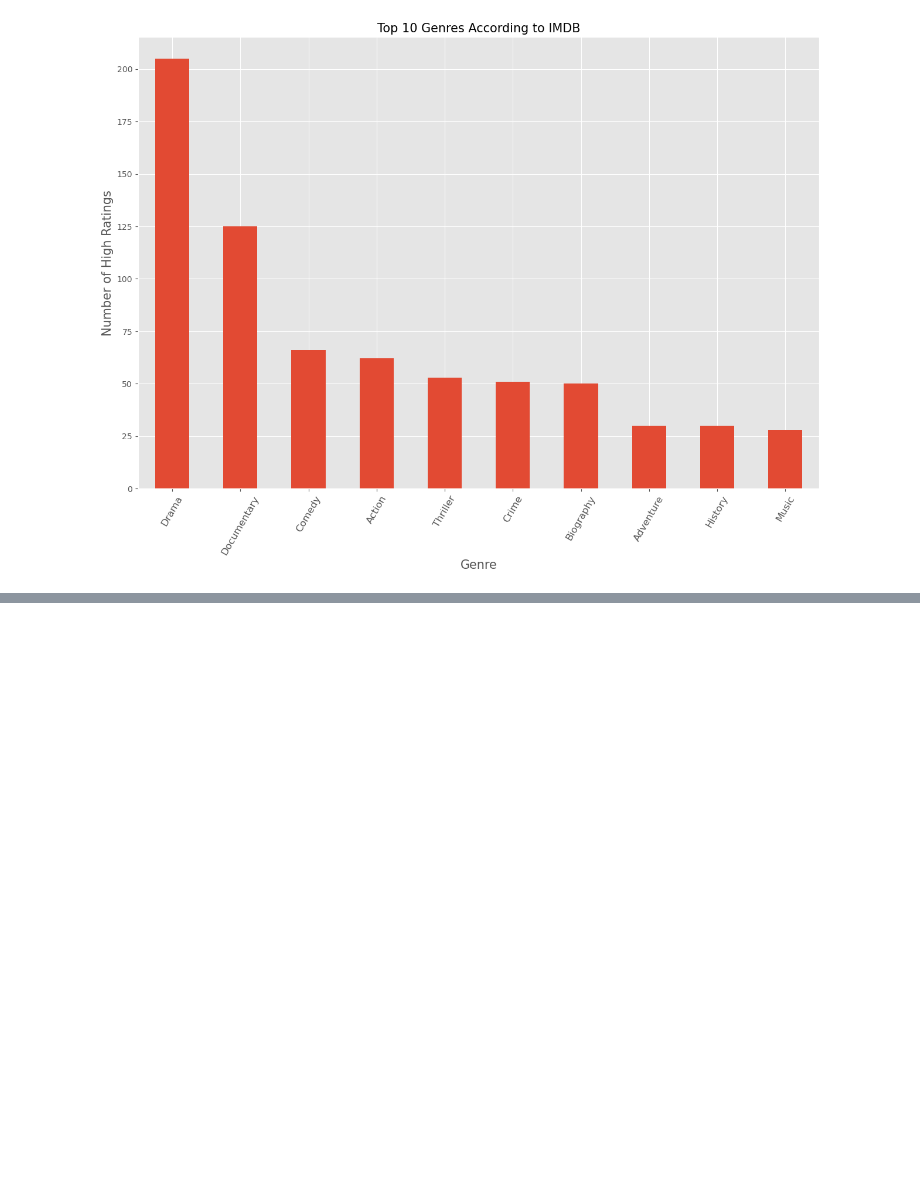
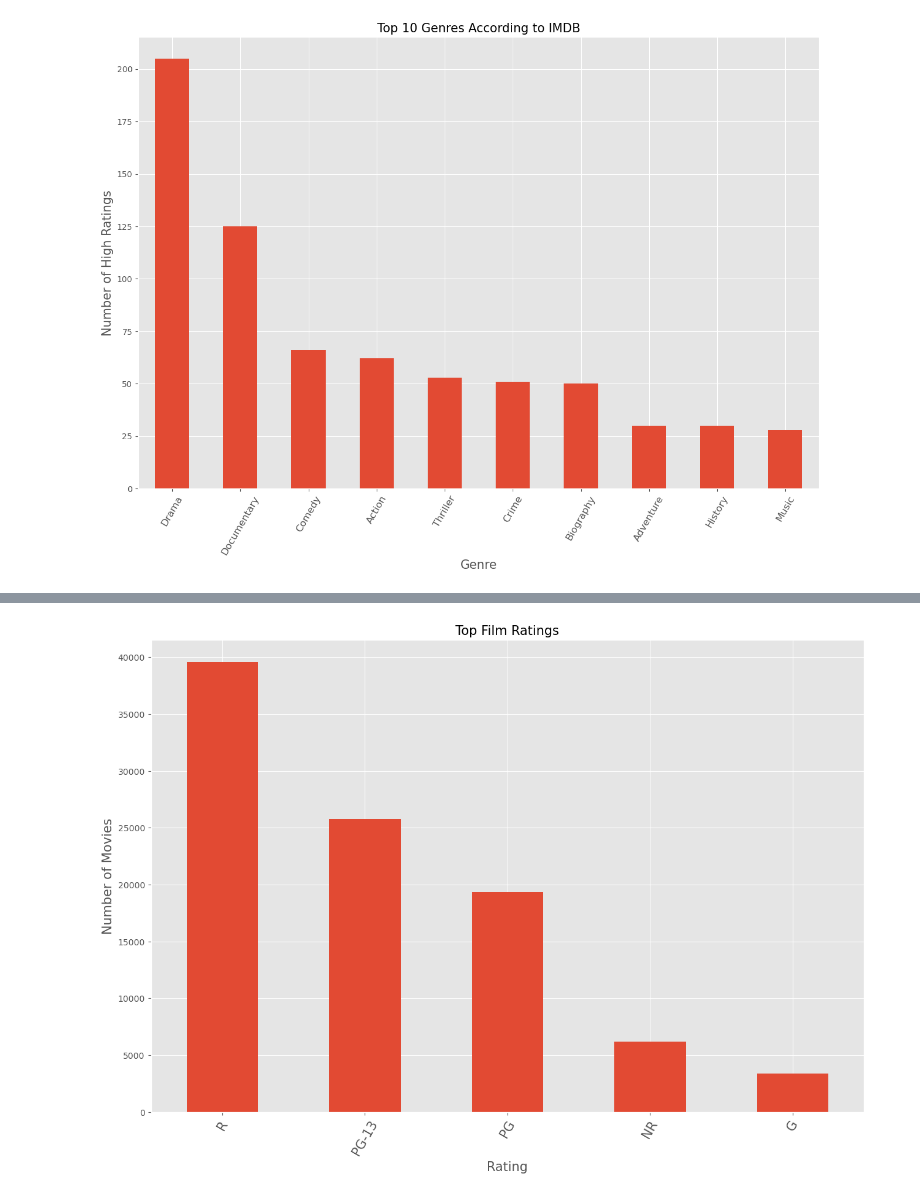
Before and after one commit to George-Mbugua/Movie_Analysis, a Jupyter notebook: Movie_Analysis.ipynb, the cells around one changed output, grey strips where cells are left out. Saved outputs shown, nothing was run; the diff lists cells and outputs as text; code cells hidden in the pictures; blank space fills up the shorter version.

```diff
--- a/Movie_Analysis.ipynb
+++ b/Movie_Analysis.ipynb
@@ -1074,0 +1147,7 @@ fig.savefig('Images/Top 10 Genres.png');
+# %%
+#grouping rt_merged by rating and fresh rating system
+rt_ratings = rt_merged.groupby(['rating','fresh'])['id'].count().unstack()
+# %%
+#sorting values by fresh rating
+rt_ratings = rt_ratings.sort_values('fresh',ascending = False)
+rt_ratings
@@ -1074,0 +1162,16 @@ fig.savefig('Images/Top 10 Genres.png');
+# %%
+#plotting a bar graph of the ratings
+fig,ax = plt.subplots(figsize=(15,10))
+
+title = 'Top Film Ratings'
+y_label = 'Number of Movies'
+x_label = 'Rating'
+
+rt_ratings.fresh.plot(kind = 'bar')
+ax.set_title(title,fontsize=15)
+ax.set_ylabel(y_label,fontsize=15)
+ax.set_xlabel(x_label,fontsize=15)
+plt.xticks(rotation = 60,fontsize = 15)
+fig.savefig('Images/Top Film Ratings.png');
+# %% [output]
+[figure, added]
```
Also changed, not shown: parts of 19 cells of this notebook, 3 other files.
